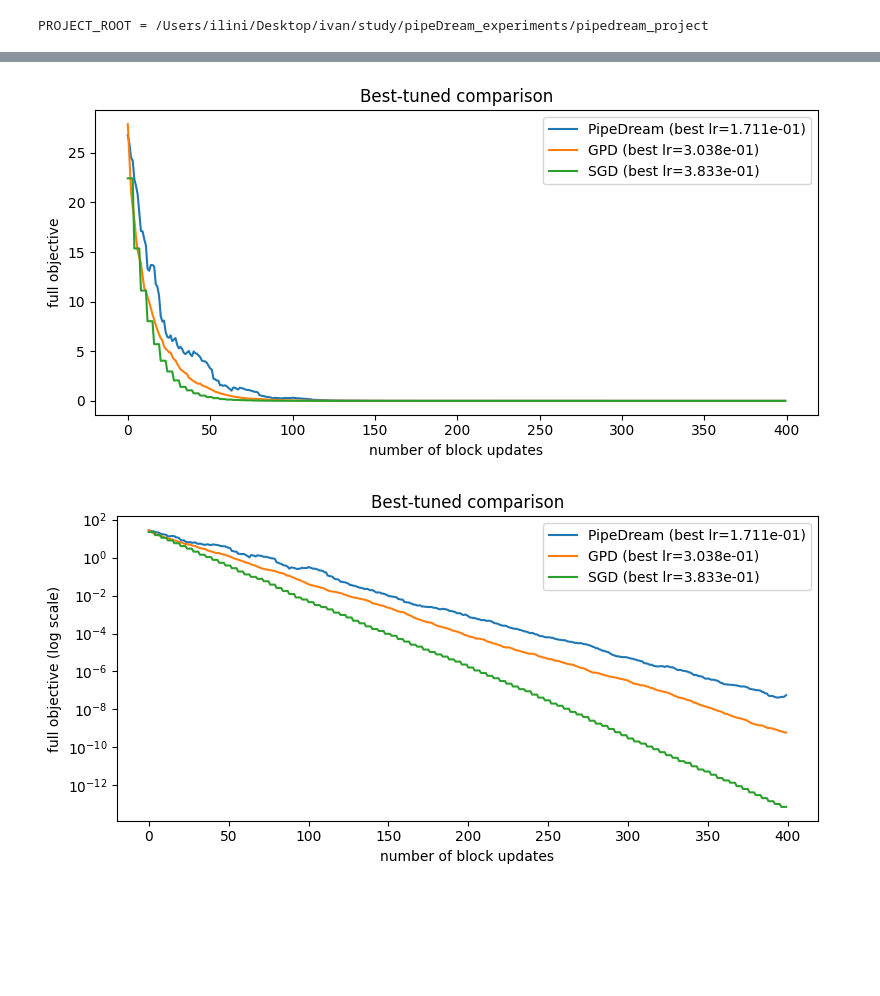
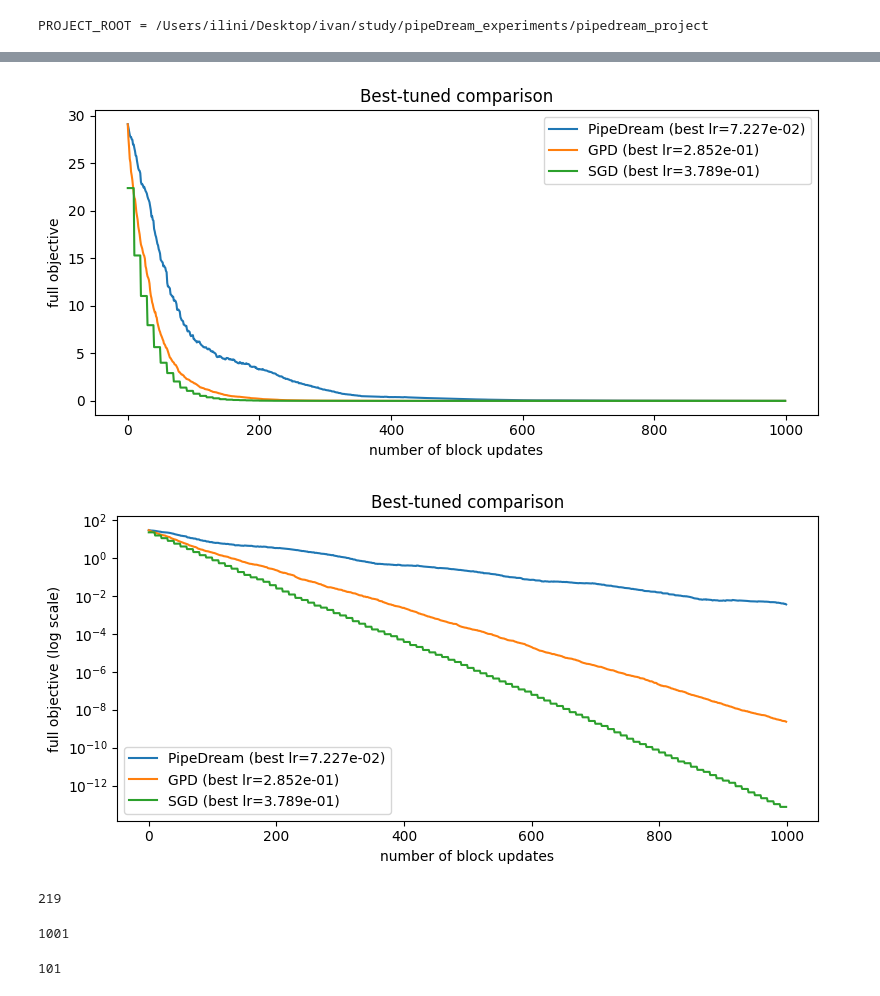
Before and after one commit to vectozavr/randomized-pipedream, a Jupyter notebook: notebooks/experiments.ipynb, the cells around one changed output, grey strips where cells are left out. Saved outputs shown, nothing was run; the diff lists cells and outputs as text; code cells hidden in the pictures; blank space fills up the shorter version.

```diff
--- a/notebooks/experiments.ipynb
+++ b/notebooks/experiments.ipynb
@@ -289,8 +308,8 @@ def plot_lr_sweep_summary(
     plt.show()
 # %%
 # problem setup
-num_stages = 4
-num_microbatches = 8
+num_stages = 10
+num_microbatches = 100
 batch_size = 32
 seed = 0
 
@@ -331,7 +350,7 @@ L = objective.smoothness_constant
 gamma_sgd_reference = 1.0 / L
 
 # for GPD theory-inspired step
-delta_gpd = num_stages
+delta_gpd = num_stages-1
 gamma_gpd_theory, gpd_theory_info = gpd_theoretical_stepsize(
     objective=objective,
     init_stage_weights=init_stage_weights,
@@ -507,32 +526,32 @@ plot_lr_sweep_summary(
 # %%
 best_pd_curve = pd_sweep["best_curve"]
 best_gpd_curve = gpd_sweep["best_curve"]
 best_sgd_curve = sgd_sweep["best_curve"]
 
-T = min(len(best_pd_curve), len(best_gpd_curve), len(best_sgd_curve))
+T = max(len(best_pd_curve), len(best_gpd_curve), len(best_sgd_curve))
 
 plt.figure(figsize=(8, 4))
 plt.plot(best_pd_curve[:T], label=f"PipeDream (best lr={pd_sweep['best_lr']:.3e})")
 plt.plot(best_gpd_curve[:T], label=f"GPD (best lr={gpd_sweep['best_lr']:.3e})")
 plt.plot(best_sgd_curve[:T], label=f"SGD (best lr={sgd_sweep['best_lr']:.3e})")
 plt.xlabel("number of block updates")
 plt.ylabel("full objective")
 plt.title("Best-tuned comparison")
 plt.legend()
 plt.tight_layout()
 plt.show()
 
 plt.figure(figsize=(8, 4))
 eps = 1e-16
 plt.semilogy(np.maximum(best_pd_curve[:T], eps), label=f"PipeDream (best lr={pd_sweep['best_lr']:.3e})")
 plt.semilogy(np.maximum(best_gpd_curve[:T], eps), label=f"GPD (best lr={gpd_sweep['best_lr']:.3e})")
 plt.semilogy(np.maximum(best_sgd_curve[:T], eps), label=f"SGD (best lr={sgd_sweep['best_lr']:.3e})")
 plt.xlabel("number of block updates")
 plt.ylabel("full objective (log scale)")
 plt.title("Best-tuned comparison")
 plt.legend()
 plt.tight_layout()
 plt.show()
 # %% [output]
-[figure, old version]
+[figure, new version]
-[figure, old version]
+[figure, new version]
@@ -538,0 +603,12 @@ plt.show()
+# %%
+len(pd_time["mean"])
+# %% [output]
+219
+# %%
+len(gpd_time["mean"])
+# %% [output]
+1001
+# %%
+len(sgd_time["mean"])
+# %% [output]
+101
```
Also changed, not shown: parts of 12 cells of this notebook, 7 other files.
